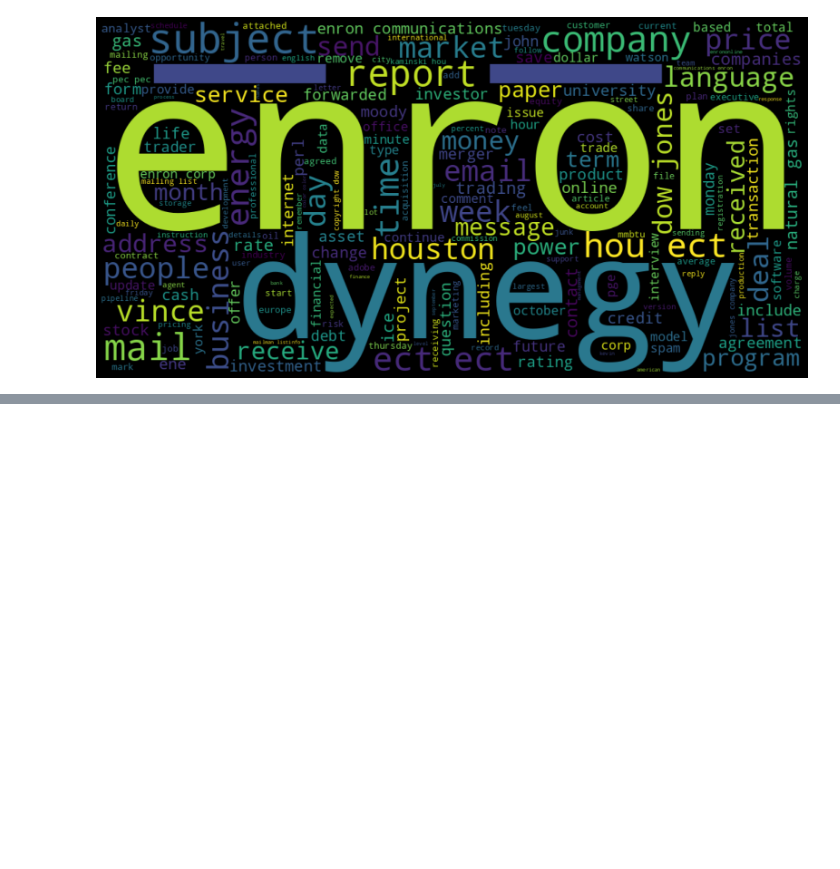
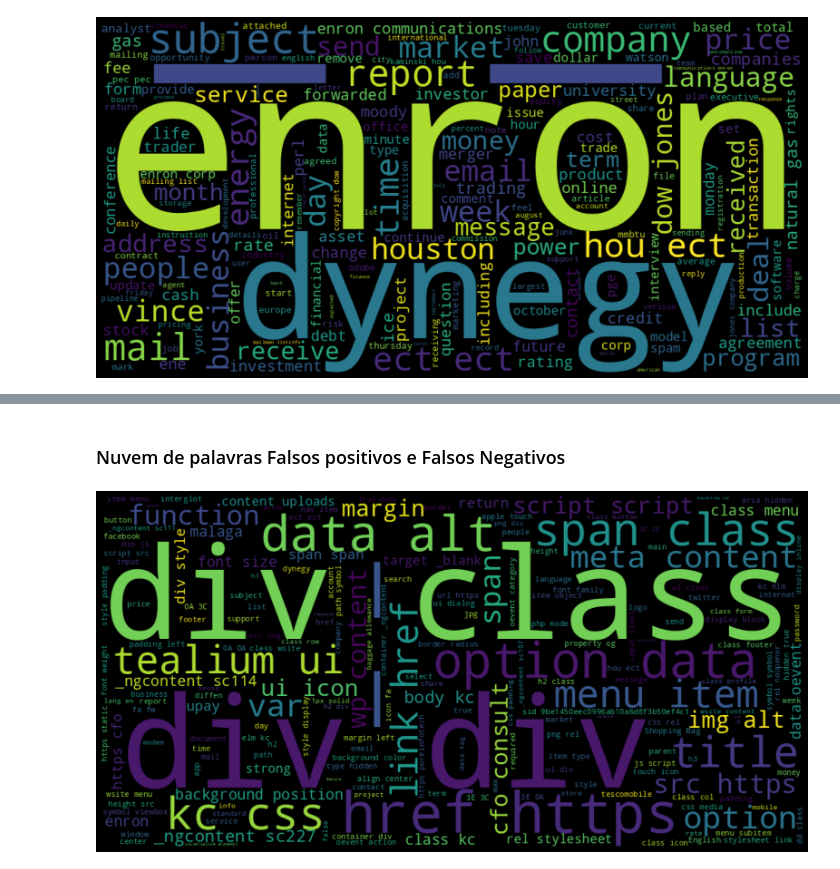
Before and after one commit to akamarc0s/phising-detector, a Jupyter notebook: notebooks/exec_model.ipynb, the cells around one changed output, grey strips where cells are left out. Drawn from its saved outputs; the diff is of its cells as text; code cells hidden in the pictures; blank space fills up the shorter version.

```diff
--- a/notebooks/exec_model.ipynb
+++ b/notebooks/exec_model.ipynb
@@ -381,0 +555,28 @@ plt.show()
+# %% [markdown]
+### Nuvem de palavras Falsos positivos e Falsos Negativos
+# %%
+# Pegando só as mensagens de email
+texto = ' '.join(df_fp_fn['text'].dropna().astype(str))
+
+# Lê stopwords em inglês do arquivo e transforme-as em uma lista
+with open('/content/drive/Shareddrives/Projeto Hackoon/stopwords-en.txt', 'r', encoding='utf-8') as file:
+    stopwords = file.read().splitlines()
+
+# Inicializa a WordCloud com as stopwords e outras configurações
+wordcloud = WordCloud(stopwords=set(stopwords),
+                      background_color='black',
+                      width=1000,
+                      height=500,
+                      contour_width=2,
+                      contour_color='lightblue')
+
+# Gera a WordCloud a partir do texto
+wordcloud.generate(texto)
+
+# Configura e mostra o gráfico da WordCloud
+plt.figure(figsize=(20, 15), facecolor='k')
+plt.imshow(wordcloud, interpolation='bilinear')
+plt.axis('off')
+plt.show()
+# %% [output]
+[figure, added]
```
Also changed, not shown: parts of 8 cells of this notebook.
